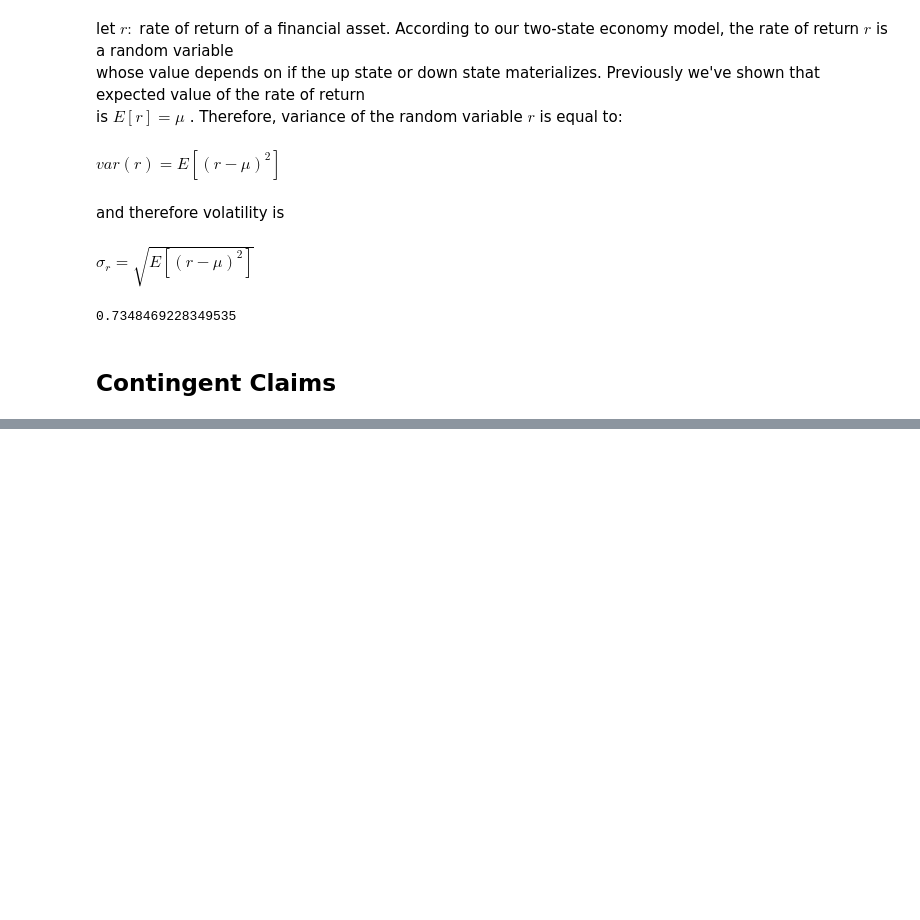
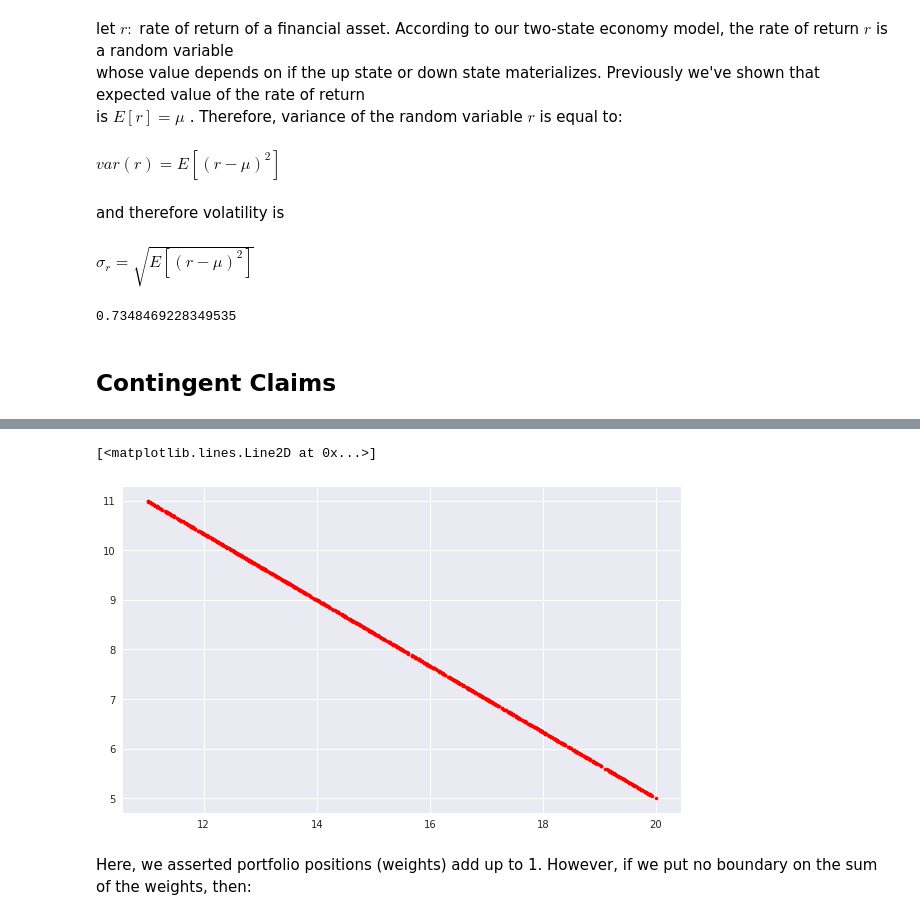
Before and after one commit to adevrent/TPQ_CPF, a Jupyter notebook: Financial Theory with Python/chapter2.ipynb, the cells around one changed output, grey strips where cells are left out. Cells and saved outputs as stored; diff of their text form; code cells hidden in the pictures; blank space fills up the shorter version.

```diff
--- a/Financial Theory with Python/chapter2.ipynb
+++ b/Financial Theory with Python/chapter2.ipynb
@@ -234,0 +308,7 @@ S1 = np.arange(20)
+# %%
+B0S0 = np.array((B[0], S[0]))
+
+price = np.dot(phi, B0S0)
+
+print("Value of the replication portfoilo at t=0:", price)
+# Also called the arbitrage price of the contingent claim.
@@ -234,0 +345,5 @@ S1 = np.arange(20)
+# %%
+rng = np.random.default_rng(100)  # fix the seed for the random number generator
+n = 1000  # number of values to be simulated
+b = rng.uniform(0, 1, n)  # create a uniform[0, 1] array with length n
+b[:10]  # b is an array of weights of the bond.
@@ -234,0 +353,3 @@ S1 = np.arange(20)
+# %%
+s = 1-b
+s[:10]  # s is an array of weights of the stock.
@@ -234,0 +359,24 @@ S1 = np.arange(20)
+# %%
+B = (10, np.array((11, 11)))
+S = (10, np.array((20, 5)))
+
+def portfolio(b, s, B, S):
+    """Constructs a portfolio which has a payoff vector b*B + s*S
+    and returns the payoff vector.
+
+    Args:
+        b (ndarray): array of weights of the bond
+        s (ndarray): array of weights of the stock
+        B (tuple): B[0] is the price of bond at t=0, B[1] is the possible payoff vector of bond at t=1
+        S (tuple): S[0] is the price of stock at t=0, S[1] is the possible payoff vector of stock at t=1
+
+    Returns:
+        P (ndarray): Portfolio payoff vector at t=1
+    """
+
+    P = np.array([b[i]*B[1] + s[i]*S[1] for i in range(n)])
+
+    return P
+
+A = portfolio(b, s, B, S)  # A comprises the payoffs of all the contingent claims that are replicable by trading the financial assets in the economy.
+A  # The first column A[:, 0] is the payoff in the up state, the second column A[:, 1] is the payoff in the down state.
@@ -234,0 +391,9 @@ S1 = np.arange(20)
+# %%
+plt.figure(figsize=(10, 6))
+plt.style.use("seaborn")
+plt.plot(A[:, 0], A[:, 1], "r.")
+# %% [output]
+[<matplotlib.lines.Line2D at 0x...>]
+[figure, added]
+# %% [markdown]
+Here, we asserted portfolio positions (weights) add up to 1. However, if we put no boundary on the sum of the weights, then:
```
Also changed, not shown: parts of 26 cells of this notebook.
